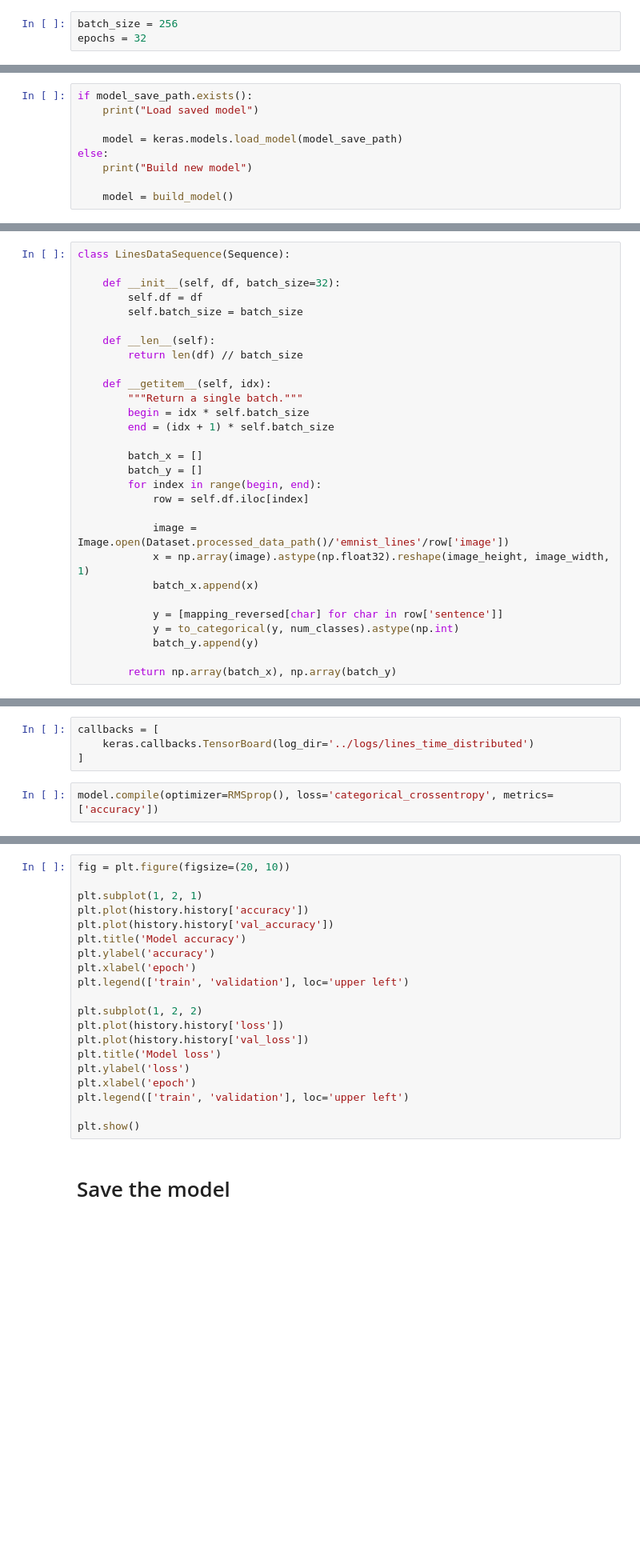
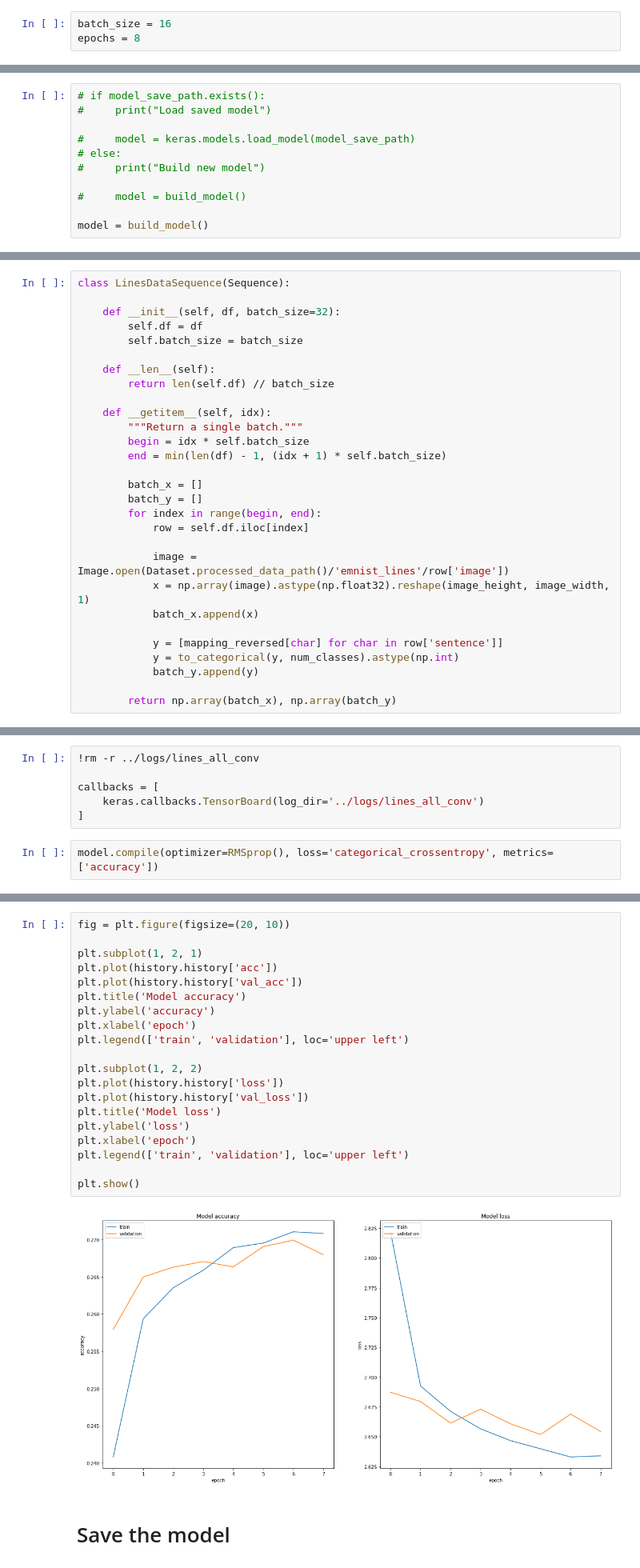
Before and after one commit to MostafaGazar/line-reader, a Jupyter notebook: notebooks/05-lines-all-conv-predictor.ipynb, the cells around one changed output, grey strips where cells are left out. Shown at 80% size. Saved outputs shown, nothing was run; the diff lists cells and outputs as text; blank space fills up the shorter version.

Commit message:
Train all conv and time distributed lines models

```diff
--- a/notebooks/05-lines-all-conv-predictor.ipynb
+++ b/notebooks/05-lines-all-conv-predictor.ipynb
@@ -50,8 +75,8 @@ model_save_path = Path("../recognizer/weights/lines_all_conv_model.h5")
 # %% [markdown]
 Hyperparameters
 # %%
-batch_size = 256
-epochs = 32
+batch_size = 16
+epochs = 8
 # %% [markdown]
 ## Load characters mapping
 # %%
@@ -121,11 +146,13 @@ def build_model():
 
     return model
 # %%
-if model_save_path.exists():
-    print("Load saved model")
+# if model_save_path.exists():
+#     print("Load saved model")
 
-    model = keras.models.load_model(model_save_path)
-else:
-    print("Build new model")
+#     model = keras.models.load_model(model_save_path)
+# else:
+#     print("Build new model")
 
-    model = build_model()
+#     model = build_model()
+
+model = build_model()
@@ -242,12 +266,12 @@ class LinesDataSequence(Sequence):
         self.batch_size = batch_size
 
     def __len__(self):
-        return len(df) // batch_size
+        return len(self.df) // batch_size
 
     def __getitem__(self, idx):
         """Return a single batch."""
         begin = idx * self.batch_size
-        end = (idx + 1) * self.batch_size
+        end = min(len(df) - 1, (idx + 1) * self.batch_size)
 
         batch_x = []
         batch_y = []
@@ -270,6 +294,8 @@ Check progress in TensorBoard by running `tensorboard --logdir=logs/lines_time_d
 # %%
+!rm -r ../logs/lines_all_conv
+
 callbacks = [
-    keras.callbacks.TensorBoard(log_dir='../logs/lines_time_distributed')
+    keras.callbacks.TensorBoard(log_dir='../logs/lines_all_conv')
 ]
 # %%
 model.compile(optimizer=RMSprop(), loss='categorical_crossentropy', metrics=['accuracy'])
@@ -288,23 +334,25 @@ KeyboardInterrupt:
 # %%
 fig = plt.figure(figsize=(20, 10))
 
 plt.subplot(1, 2, 1)
-plt.plot(history.history['accuracy'])
-plt.plot(history.history['val_accuracy'])
+plt.plot(history.history['acc'])
+plt.plot(history.history['val_acc'])
 plt.title('Model accuracy')
 plt.ylabel('accuracy')
 plt.xlabel('epoch')
 plt.legend(['train', 'validation'], loc='upper left')
 
 plt.subplot(1, 2, 2)
 plt.plot(history.history['loss'])
 plt.plot(history.history['val_loss'])
 plt.title('Model loss')
 plt.ylabel('loss')
 plt.xlabel('epoch')
 plt.legend(['train', 'validation'], loc='upper left')
 
 plt.show()
+# %% [output]
+[figure, added]
 # %% [markdown]
 # Save the model
 # %%
```
Also changed, not shown: parts of 20 cells of this notebook, 8 other files.
